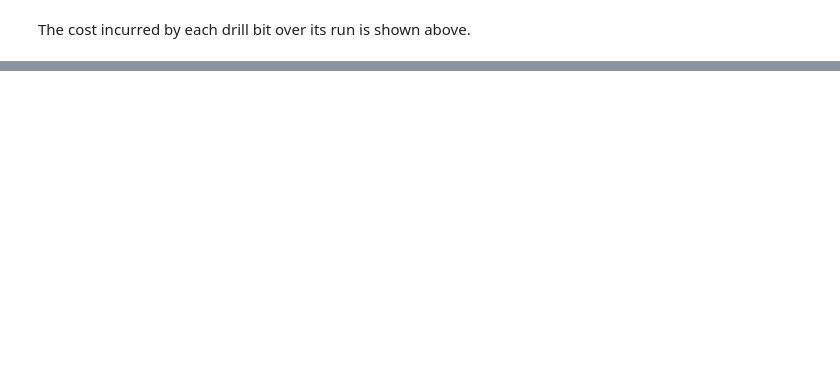
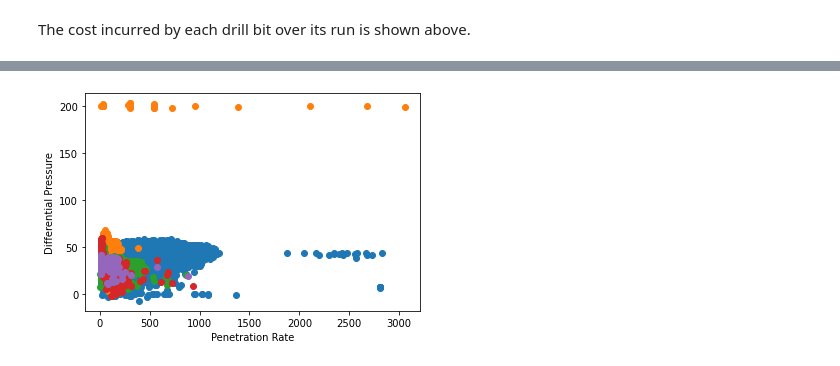
Before and after one commit to jmyrick02/TheInterstellarAsteroidRush, a Jupyter notebook: eog.ipynb, the cells around one changed output, grey strips where cells are left out. Cells and saved outputs as stored; diff of their text form; code cells hidden in the pictures; blank space fills up the shorter version.

Commit message:
Add some graphs

```diff
--- a/eog.ipynb
+++ b/eog.ipynb
@@ -250,0 +257,14 @@ The cost incurred by each drill bit over its run is shown above.
+# %%
+# Plot the penetration rate vs differential pressure
+
+runs = []
+
+cur = 0
+for i, penetration_run in enumerate(penetration_rates):
+    pressure_run = pressures[i]
+    plt.scatter(penetration_run, pressure_run)
+    cur = cur + len(pressure_run)
+
+plt.xlabel('Penetration Rate')
+plt.ylabel('Differential Pressure')
+plt.show()
@@ -250,0 +273,16 @@ The cost incurred by each drill bit over its run is shown above.
+# %%
+# Plot the penetration rate vs weight on bit
+
+runs = []
+
+cur = 0
+for i, penetration_run in enumerate(penetration_rates):
+    weight_run = weights[i]
+    plt.scatter(penetration_run, weight_run)
+    cur = cur + len(pressure_run)
+
+plt.xlabel('Penetration Rate')
+plt.ylabel('Differential Pressure')
+plt.show()
+# %% [output]
+[figure, added]
```
Also changed, not shown: parts of 9 cells of this notebook.
